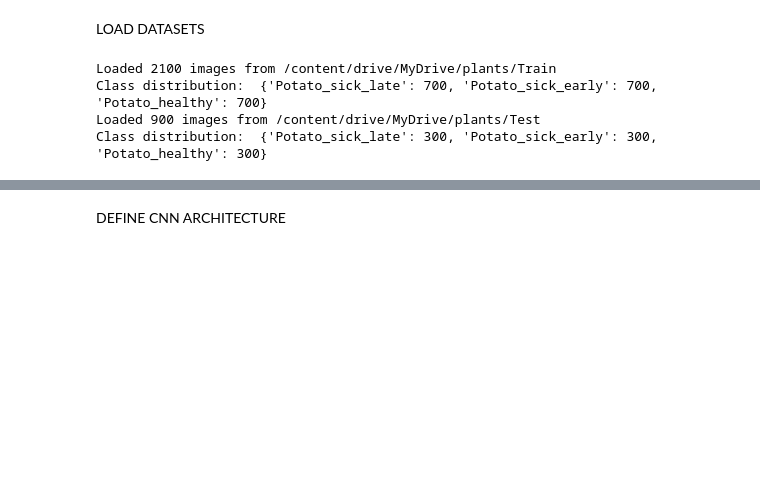
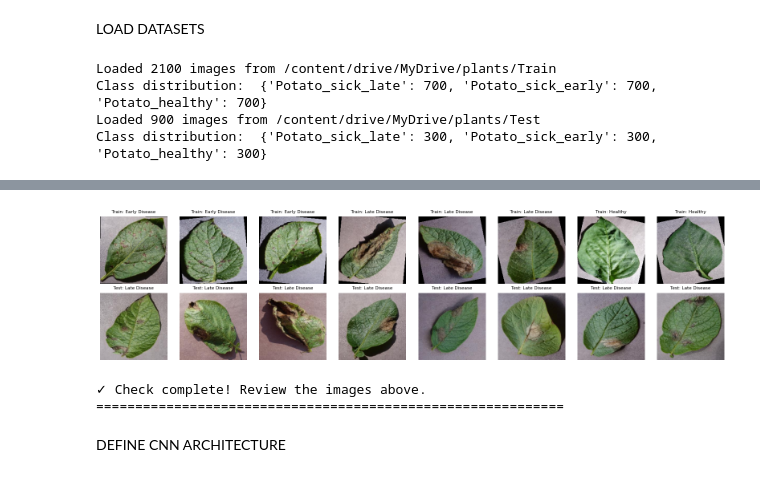
Before and after one commit to richardtekere09/Image-recognition-methods, a Jupyter notebook: Plant_leaf_damage_recognition.ipynb, the cells around one changed output, grey strips where cells are left out. Cells and saved outputs as stored; diff of their text form; code cells hidden in the pictures; blank space fills up the shorter version.

```diff
--- a/Plant_leaf_damage_recognition.ipynb
+++ b/Plant_leaf_damage_recognition.ipynb
@@ -135,3 +137,78 @@ Loaded 2100 images from /content/drive/MyDrive/plants/Train
 Class distribution:  {'Potato_sick_late': 700, 'Potato_sick_early': 700, 'Potato_healthy': 700}
 Loaded 900 images from /content/drive/MyDrive/plants/Test
 Class distribution:  {'Potato_sick_late': 300, 'Potato_sick_early': 300, 'Potato_healthy': 300}
+# %%
+# ════════════════════════════════════════════
+# DIAGNOSTIC: Check if labels match
+# ════════════════════════════════════════════
+
+def check_data_consistency():
+    """Verify training and test data are labeled consistently"""
+
+    print("\n" + "="*60)
+    print("DATA CONSISTENCY CHECK")
+    print("="*60)
+
+    # Get one batch from each loader
+    train_images, train_labels = next(iter(train_loader))
+    test_images, test_labels = next(iter(test_loader))
+
+    print(f"\nTraining batch:")
+    print(f"  Images shape: {train_images.shape}")
+    print(f"  Labels shape: {train_labels.shape}")
+    print(f"  Unique labels: {torch.unique(train_labels).tolist()}")
+    print(f"  Label distribution: {[(label.item(), (train_labels == label).sum().item()) for label in torch.unique(train_labels)]}")
+
+    print(f"\nTest batch:")
+    print(f"  Images shape: {test_images.shape}")
+    print(f"  Labels shape: {test_labels.shape}")
+    print(f"  Unique labels: {torch.unique(test_labels).tolist()}")
+    print(f"  Label distribution: {[(label.item(), (test_labels == label).sum().item()) for label in torch.unique(test_labels)]}")
+
+    # Check if both have same label range
+    train_labels_set = set(train_dataset.labels)
+    test_labels_set = set(test_dataset.labels)
+
+    print(f"\n✓ Training labels: {sorted(train_labels_set)}")
+    print(f"✓ Test labels: {sorted(test_labels_set)}")
+
+    if train_labels_set == test_labels_set:
+        print("✓ PASS: Both datasets have same labels")
+    else:
+        print("✗ FAIL: Label mismatch detected!")
+        print(f"  Only in train: {train_labels_set - test_labels_set}")
+        print(f"  Only in test: {test_labels_set - train_labels_set}")
+
+    # Visualize some samples
+    print("\nVisualizing samples...")
+    fig, axes = plt.subplots(2, 8, figsize=(16, 4))
+
+    class_names = ['Late Disease', 'Early Disease', 'Healthy']
+
+    for i in range(8):
+        # Training sample
+        img = train_images[i].cpu().numpy().transpose(1, 2, 0)
+        img = img * np.array([0.229, 0.224, 0.225]) + np.array([0.485, 0.456, 0.406])
+        img = np.clip(img, 0, 1)
+        axes[0, i].imshow(img)
+        axes[0, i].set_title(f'Train: {class_names[train_labels[i]]}', fontsize=8)
+        axes[0, i].axis('off')
+
+        # Test sample
+        img = test_images[i].cpu().numpy().transpose(1, 2, 0)
+        img = img * np.array([0.229, 0.224, 0.225]) + np.array([0.485, 0.456, 0.406])
+        img = np.clip(img, 0, 1)
+        axes[1, i].imshow(img)
+        axes[1, i].set_title(f'Test: {class_names[test_labels[i]]}', fontsize=8)
+        axes[1, i].axis('off')
+
+    plt.tight_layout()
+    plt.savefig('data_check.png', dpi=150, bbox_inches='tight')
+    plt.show()
+
+    print("✓ Check complete! Review the images above.")
+    print("="*60)
+
+# Run the check
+check_data_consistency()
+# %% [output]
@@ -138,3 +232,6 @@ Class distribution:  {'Potato_sick_late': 300, 'Potato_sick_early': 300, 'Potato
+[figure, added]
+✓ Check complete! Review the images above.
+============================================================
 # %% [markdown]
 DEFINE CNN ARCHITECTURE
 # %%
```
Also changed, not shown: parts of 19 cells of this notebook.
